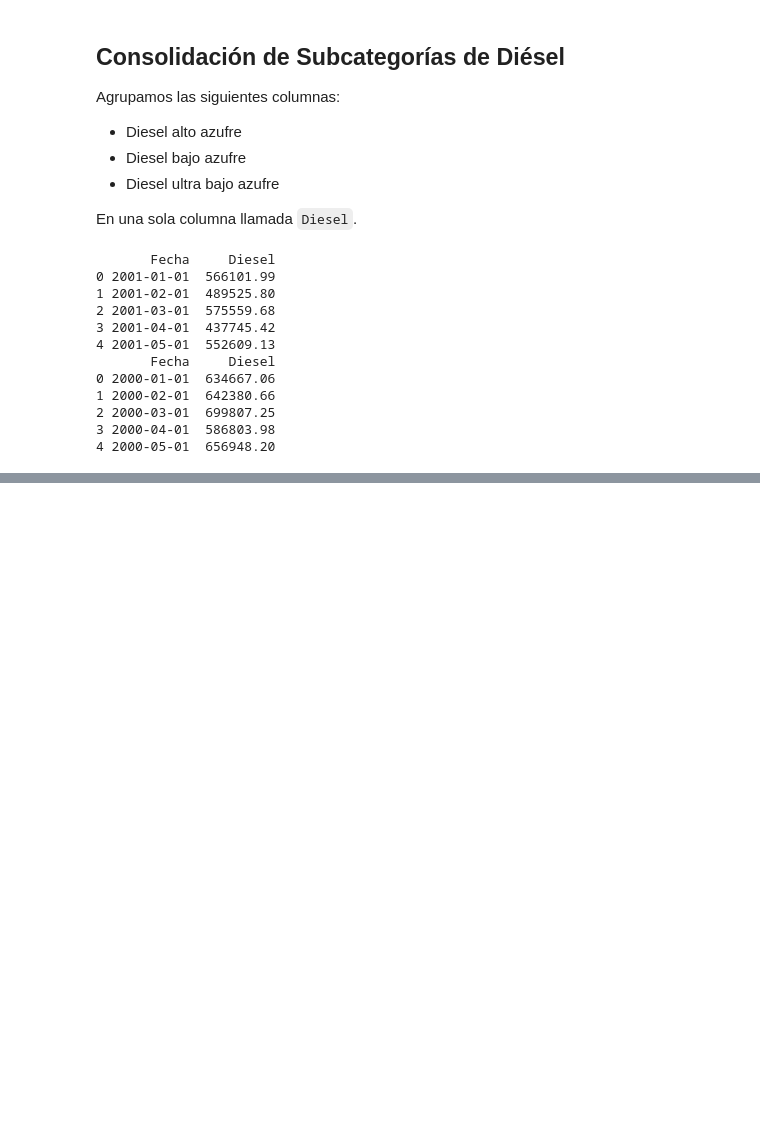
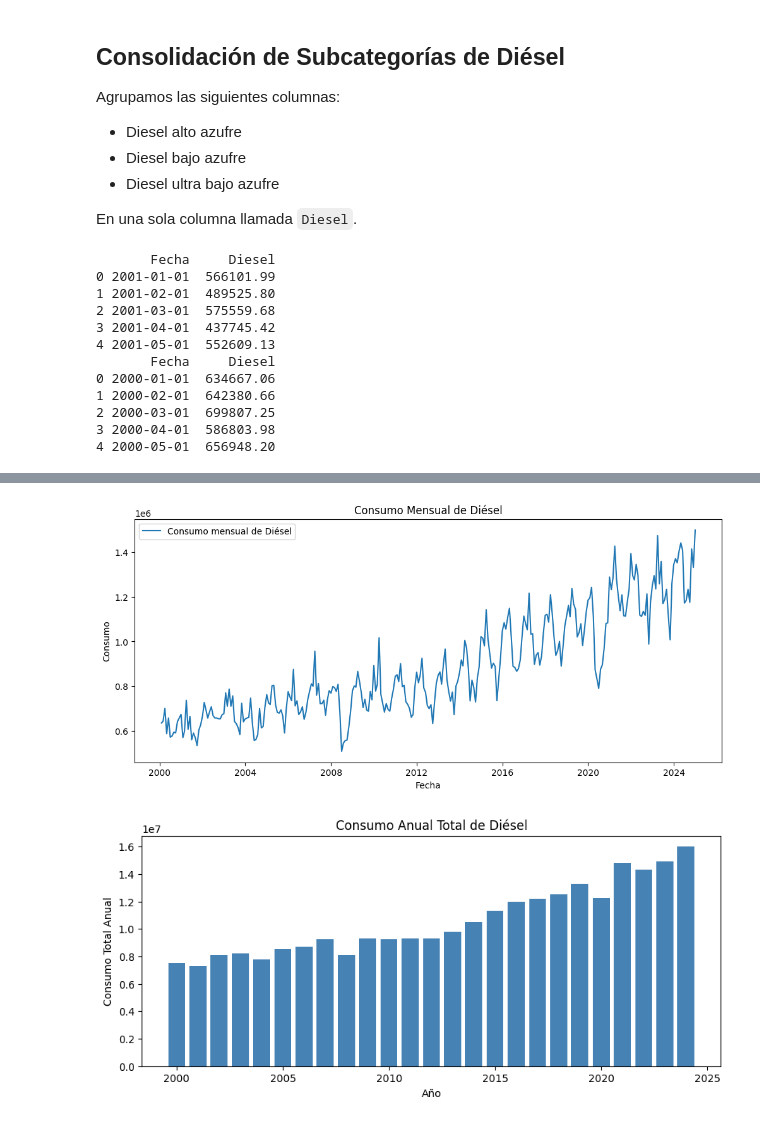
Before and after one commit to DanielDubon/DS_TimeSeries, a Jupyter notebook: notebooks/DieselNotebook.ipynb, the cells around one changed output, grey strips where cells are left out. Cells and saved outputs as stored; diff of their text form; code cells hidden in the pictures; blank space fills up the shorter version.

Commit message:
feat: add analisis exploratorio consumo del diesel

```diff
--- a/notebooks/DieselNotebook.ipynb
+++ b/notebooks/DieselNotebook.ipynb
@@ -63,0 +69,28 @@ print(df_cons.head())
+# %%
+import matplotlib.pyplot as plt
+
+# Serie mensual (resample mensual)
+df_diesel = df_cons.set_index('Fecha').resample('M').sum()
+
+# Serie anual (resample anual)
+df_diesel_anual = df_diesel.resample('A').sum()
+
+# Gráfico mensual
+plt.figure(figsize=(12,5))
+plt.plot(df_diesel.index, df_diesel['Diesel'], label='Consumo mensual de Diésel')
+plt.title('Consumo Mensual de Diésel')
+plt.xlabel('Fecha')
+plt.ylabel('Consumo')
+plt.legend()
+plt.show()
+
+# Gráfico anual
+plt.figure(figsize=(10,4))
+plt.bar(df_diesel_anual.index.year, df_diesel_anual['Diesel'], color='steelblue')
+plt.title('Consumo Anual Total de Diésel')
+plt.xlabel('Año')
+plt.ylabel('Consumo Total Anual')
+plt.show()
+# %% [output]
+[figure, added]
+[figure, added]
```
Also changed, not shown: parts of 1 cell of this notebook.
